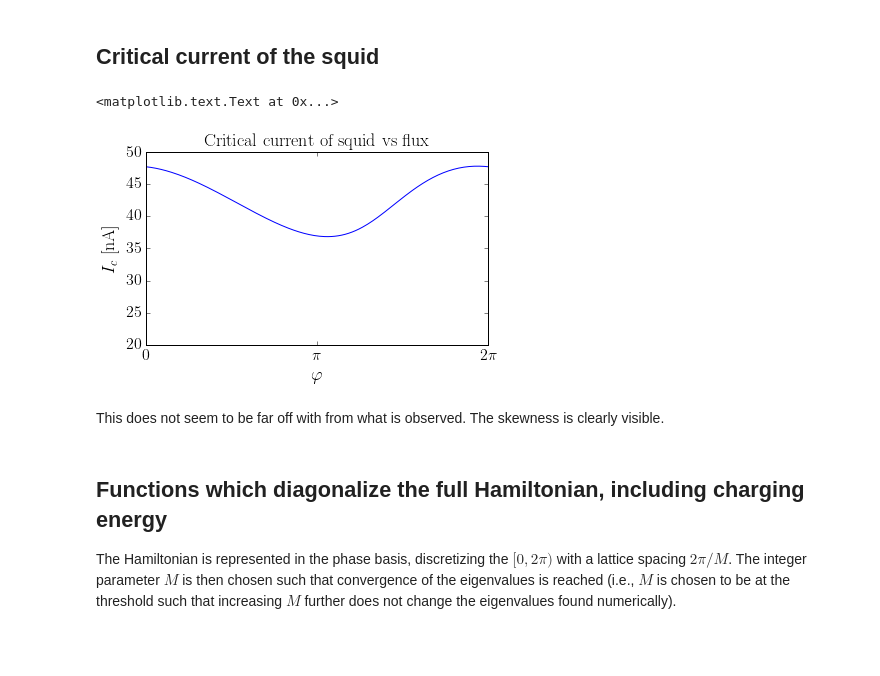
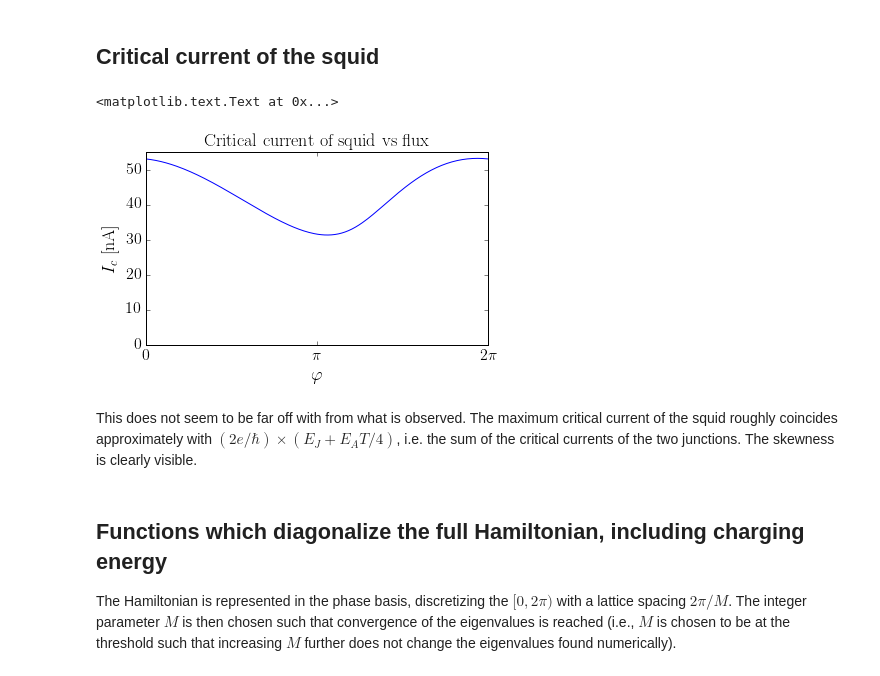
Before and after one commit to bernardvanheck/shared_notebooks, a Jupyter notebook: abs_qubit_spectrum.ipynb, the cells around one changed output. Drawn from its saved outputs; the diff is of its cells as text; code cells hidden in the pictures; blank space fills up the shorter version.

Commit message:
Added files via upload
New version of the ABS notebook, now with current operator matrix elements

```diff
--- a/abs_qubit_spectrum.ipynb
+++ b/abs_qubit_spectrum.ipynb
@@ -109,5 +109,5 @@ $E_c \approx \omega_p^2/(2E_J + E_A T / 4) \approx 0.97$ GHz.
 # %%
-p = SimpleNamespace(Ej = 132.1, Ec=0.97, Ea=106.5, T=0.54)
+p = SimpleNamespace(Ej = 21, Ec=6.48, Ea=33.8, T=0.54)
 # %% [markdown]
 ## Finding phase drop across the weak link
 
@@ -139,7 +139,7 @@ def phase_derivative_jos_energy(x, p):
 def andreev_current(x, p):
     return p.Ea * p.T * np.sin(p.flux - x) / (4 * np.sqrt(1 - p.T * np.sin(0.5 * (p.flux - x))**2))
 # %%
-fluxes = np.linspace(0, 2*np.pi, 200)
+fluxes = np.linspace(0, 2*np.pi, 500)
 phi0s = []
 for flux in fluxes:
     p.flux = flux
@@ -205,20 +205,23 @@ for flux in fluxes:
     Ics.append(-f(sol[0]))
 # %%
 fig, ax = plt.subplots()
-ax.plot(fluxes, 0.3204 * np.array(Ics)) # factor of 0.3204 converts GHz to nA
+# factor of 2.013 converts GHz to nA:
+# I use the relation Ic = (2e / hbar) Ej = (4π e) * (Ej / h)
+# Then I get 4π * electron charge * 1GHz = 2.013 nA
+ax.plot(fluxes, 2.013 * np.array(Ics))
 ax.set_xlim(0, 2*np.pi)
 ax.set_xlim(0, 2*np.pi)
 ax.set_xticks([0, np.pi, 2*np.pi])
 ax.set_xticklabels([r'$0$', r'$\pi$', r'$2\pi$'])
 ax.set_xlabel(r'$\varphi$')
-ax.set_ylim(20, 50)
+ax.set_ylim(0, 55)
 ax.set_ylabel('$I_c$ [nA]')
 ax.set_title('Critical current of squid vs flux')
 # %% [output]
 <matplotlib.text.Text at 0x...>
-[figure, old version]
+[figure, new version]
 # %% [markdown]
-This does not seem to be far off with from what is observed. The skewness is clearly visible.
+This does not seem to be far off with from what is observed. The maximum critical current of the squid roughly coincides approximately with $(2e/\hbar) \times (E_J + E_A T/4)$, i.e. the sum of the critical currents of the two junctions. The skewness is clearly visible.
 # %% [markdown]
 ## Functions which diagonalize the full Hamiltonian, including charging energy
 
```
Also changed, not shown: parts of 17 cells of this notebook.
